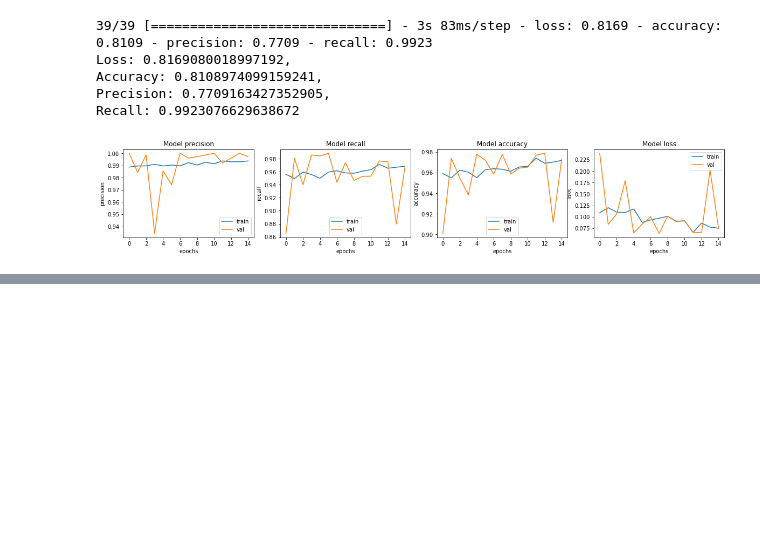
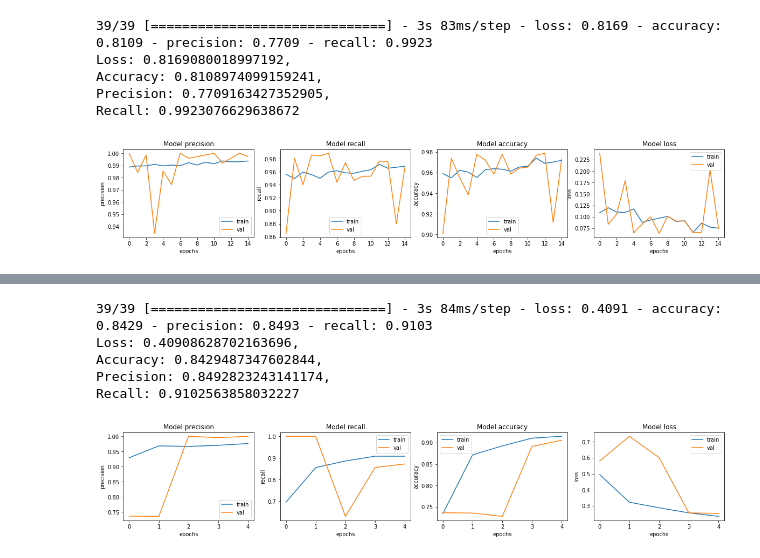
Before and after one commit to moonkl7/Simple_AI, a Jupyter notebook: [E-11]xray.ipynb, the cells around one changed output, grey strips where cells are left out. Cells and saved outputs as stored; diff of their text form; code cells hidden in the pictures; blank space fills up the shorter version.

```diff
--- a/[E-11]xray.ipynb
+++ b/[E-11]xray.ipynb
@@ -198,8 +198,8 @@ def build_model():
     model = tf.keras.Sequential([
         tf.keras.Input(shape=(IMAGE_SIZE[0], IMAGE_SIZE[1], 3)),
 
-        tf.keras.layers.Conv2D(16, 3, activation='relu', padding='same'),
-        tf.keras.layers.Conv2D(16, 3, activation='relu', padding='same'),
+        tf.keras.layers.Conv2D(32, 3, activation='relu', padding='same'),
+        tf.keras.layers.Conv2D(32, 3, activation='relu', padding='same'),
         tf.keras.layers.MaxPool2D(),
 
         conv_block(32),
@@ -215,6 +215,7 @@ def build_model():
         dense_block(512, 0.7),
         dense_block(128, 0.5),
         dense_block(64, 0.3),
+        dense_block(4, 0.3),
 
         tf.keras.layers.Dense(1, activation='sigmoid')
     ])
@@ -390,3 +392,13 @@ for i, met in enumerate(['precision', 'recall', 'accuracy', 'loss']):
     ax[i].legend(['train', 'val'])
 # %% [output]
 [figure]
+# %%
+with tf.device('/GPU:0'):
+    history = model.fit(
+        train_ds,
+        steps_per_epoch=TRAIN_IMG_COUNT // BATCH_SIZE,
+        epochs=5,
+        validation_data=val_ds,
+        validation_steps=VAL_IMG_COUNT // BATCH_SIZE,
+        class_weight=class_weight,
+    )
@@ -392,0 +416,23 @@ for i, met in enumerate(['precision', 'recall', 'accuracy', 'loss']):
+# %%
+
+#컨벌루션을 더 깊게 만듬.
+
+loss, accuracy, precision, recall = model.evaluate(test_ds)
+print(f'Loss: {loss},\nAccuracy: {accuracy},\nPrecision: {precision},\nRecall: {recall}')
+fig, ax = plt.subplots(1, 4, figsize=(20, 3))
+ax = ax.ravel()
+
+for i, met in enumerate(['precision', 'recall', 'accuracy', 'loss']):
+    ax[i].plot(history.history[met])
+    ax[i].plot(history.history['val_' + met])
+    ax[i].set_title('Model {}'.format(met))
+    ax[i].set_xlabel('epochs')
+    ax[i].set_ylabel(met)
+    ax[i].legend(['train', 'val'])
+# %% [output]
+39/39 [==============================] - 3s 84ms/step - loss: 0.4091 - accuracy: 0.8429 - precision: 0.8493 - recall: 0.9103
+Loss: 0.40908628702163696,
+Accuracy: 0.8429487347602844,
+Precision: 0.8492823243141174,
+Recall: 0.9102563858032227
+[figure, added]
```
Also changed, not shown: parts of 3 cells of this notebook.
